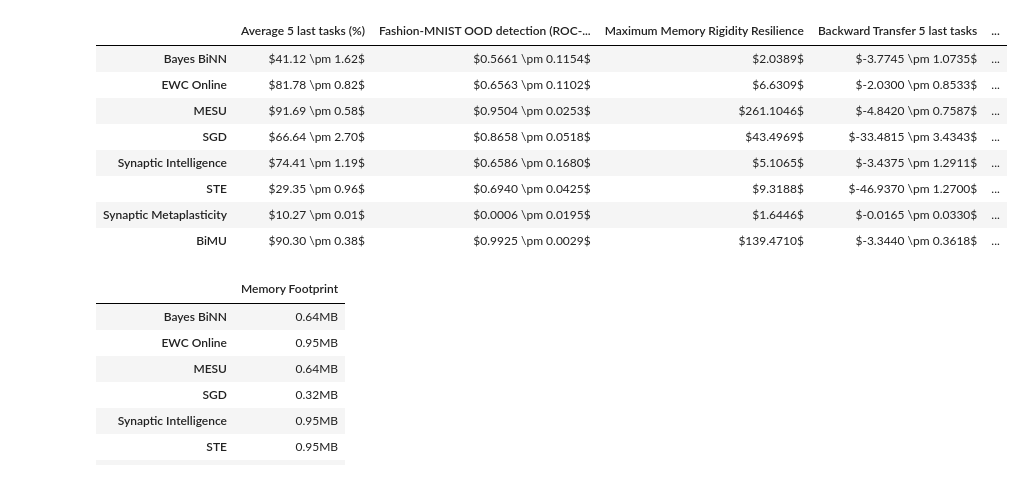
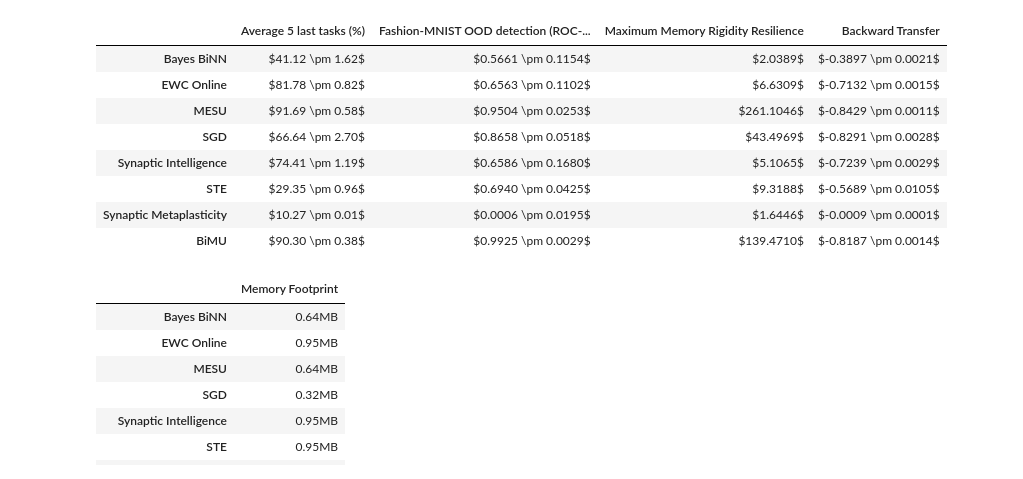
Before and after one commit to kellian-cottart/active-continual-learning-bayesianbinn, a Jupyter notebook: main-permuted-1000tasks-100neurons.ipynb, the cells around one changed output. Drawn from its saved outputs; the diff is of its cells as text; code cells hidden in the pictures.

```diff
--- a/main-permuted-1000tasks-100neurons.ipynb
+++ b/main-permuted-1000tasks-100neurons.ipynb
@@ -99,6 +99,16 @@ def make_key(row):
     if key == "adam":
         key = "STE"
     return key
+
+def compute_bwt(accuracies):
+    acc = accuracies / 100
+    n_tasks = acc.shape[1]
+    bwt_per_task = jnp.stack(
+        [acc[:, -1, t] - acc[:, t, t] for t in range(n_tasks - 1)],
+        axis=1
+    )
+    bwt_per_run = bwt_per_task.mean(axis=1)
+    return f"{bwt_per_run.mean():.4f} \\pm {bwt_per_run.std():.4f}"
 
 
 rows = {}
@@ -113,70 +123,47 @@ for _, row in df.iterrows():
 
     roc_aucs = row["roc_aucs"]
     auc_mean = roc_aucs[-1].mean()
     auc_std = roc_aucs[-1].std()
 
     last_accuracies = row["last_accuracies"].mean(0)[-1]/100
     max_accuracies = row["accuracies"].mean(0).max()/100
     memory_rigidity = 1 / (max_accuracies - last_accuracies + 1e-5)
 
     # compute backward transfer for 5 last tasks
     acc_matrix = row["accuracies"]  # shape (S, N, N)
-    S, N, _ = acc_matrix.shape
-
-    # Diagonal R_{j,j}: performance right after learning each task
-    diag = jnp.diagonal(acc_matrix, axis1=1, axis2=2)  # (S, N)
-
-    # Final performance R_{N,j}: last row
-    final = acc_matrix[:, -1, :]  # (S, N)
-
-    # ---- BWT ALL TASKS ----
-    bwt_all_per_sample = jnp.mean(final[:, :-1] - diag[:, :-1], axis=1)  # (S,)
-    backward_transfer_all = bwt_all_per_sample.mean()
-    backward_transfer_all_std = bwt_all_per_sample.std()
-
-    # ---- BWT LAST 5 TASKS ----
-    start_idx = max(0, N - 5)
-
-    bwt_5_per_sample = jnp.mean(
-        final[:, start_idx:N-1] - diag[:, start_idx:N-1],
-        axis=1
-    )
-    backward_transfer_5 = bwt_5_per_sample.mean()
-    backward_transfer_5_std = bwt_5_per_sample.std()
-
+    backward_transfer_all = compute_bwt(acc_matrix)
     rows[key] = {
-    "Average 5 last tasks (%)": f"${acc_mean:.2f} \\pm {acc_std:.2f}$",
-    "Fashion-MNIST OOD detection (ROC-AUC)": f"${auc_mean:.4f} \\pm {auc_std:.4f}$",
-    "Maximum Memory Rigidity Resilience": f"${memory_rigidity:.4f}$",
-    "Backward Transfer 5 last tasks": f"${backward_transfer_5:.4f} \\pm {backward_transfer_5_std:.4f}$",
-    "Backward Transfer All tasks": f"${backward_transfer_all:.4f} \\pm {backward_transfer_all_std:.4f}$",
+        "Average 5 last tasks (%)": f"${acc_mean:.2f} \\pm {acc_std:.2f}$",
+        "Fashion-MNIST OOD detection (ROC-AUC)": f"${auc_mean:.4f} \\pm {auc_std:.4f}$",
+        "Maximum Memory Rigidity Resilience": f"${memory_rigidity:.4f}$",
+        "Backward Transfer": f"${backward_transfer_all}$",
     }
 
 
 combined_table = pd.DataFrame.from_dict(rows, orient="index")
 combined_table.index = (
     combined_table.index
     .str.replace("bayesbinn", "Bayes BiNN")
     .str.replace("bimu", "BiMU")
     .str.replace("mesu", "MESU")
     .str.replace("adamw", "Adam")
     .str.replace("adam", "STE")
     .str.replace("sgd-ewc", "EWC Online")
     .str.replace("sgd-si", "Synaptic Intelligence")
     .str.replace("sgd", "SGD")
     .str.replace("synapticmetaplasticity", "Synaptic Metaplasticity")
 )
 combined_table
 # %% [output]
-|  | Average 5 last tasks (%) | Fashion-MNIST OOD detection (ROC-... | Maximum Memory Rigidity Resilience | Backward Transfer 5 last tasks | ... |
-| Bayes BiNN | $41.12 \pm 1.62$ | $0.5661 \pm 0.1154$ | $2.0389$ | $-3.7745 \pm 1.0735$ | ... |
-| EWC Online | $81.78 \pm 0.82$ | $0.6563 \pm 0.1102$ | $6.6309$ | $-2.0300 \pm 0.8533$ | ... |
-| MESU | $91.69 \pm 0.58$ | $0.9504 \pm 0.0253$ | $261.1046$ | $-4.8420 \pm 0.7587$ | ... |
-| SGD | $66.64 \pm 2.70$ | $0.8658 \pm 0.0518$ | $43.4969$ | $-33.4815 \pm 3.4343$ | ... |
-| Synaptic Intelligence | $74.41 \pm 1.19$ | $0.6586 \pm 0.1680$ | $5.1065$ | $-3.4375 \pm 1.2911$ | ... |
-| STE | $29.35 \pm 0.96$ | $0.6940 \pm 0.0425$ | $9.3188$ | $-46.9370 \pm 1.2700$ | ... |
-| Synaptic Metaplasticity | $10.27 \pm 0.01$ | $0.0006 \pm 0.0195$ | $1.6446$ | $-0.0165 \pm 0.0330$ | ... |
-| BiMU | $90.30 \pm 0.38$ | $0.9925 \pm 0.0029$ | $139.4710$ | $-3.3440 \pm 0.3618$ | ... |
+|  | Average 5 last tasks (%) | Fashion-MNIST OOD detection (ROC-... | Maximum Memory Rigidity Resilience | Backward Transfer |
+| Bayes BiNN | $41.12 \pm 1.62$ | $0.5661 \pm 0.1154$ | $2.0389$ | $-0.3897 \pm 0.0021$ |
+| EWC Online | $81.78 \pm 0.82$ | $0.6563 \pm 0.1102$ | $6.6309$ | $-0.7132 \pm 0.0015$ |
+| MESU | $91.69 \pm 0.58$ | $0.9504 \pm 0.0253$ | $261.1046$ | $-0.8429 \pm 0.0011$ |
+| SGD | $66.64 \pm 2.70$ | $0.8658 \pm 0.0518$ | $43.4969$ | $-0.8291 \pm 0.0028$ |
+| Synaptic Intelligence | $74.41 \pm 1.19$ | $0.6586 \pm 0.1680$ | $5.1065$ | $-0.7239 \pm 0.0029$ |
+| STE | $29.35 \pm 0.96$ | $0.6940 \pm 0.0425$ | $9.3188$ | $-0.5689 \pm 0.0105$ |
+| Synaptic Metaplasticity | $10.27 \pm 0.01$ | $0.0006 \pm 0.0195$ | $1.6446$ | $-0.0009 \pm 0.0001$ |
+| BiMU | $90.30 \pm 0.38$ | $0.9925 \pm 0.0029$ | $139.4710$ | $-0.8187 \pm 0.0014$ |
 # %%
 # make a table for footprint by converting to mb
 footprint_table = pd.DataFrame()
```
Also changed, not shown: 19 other files.
